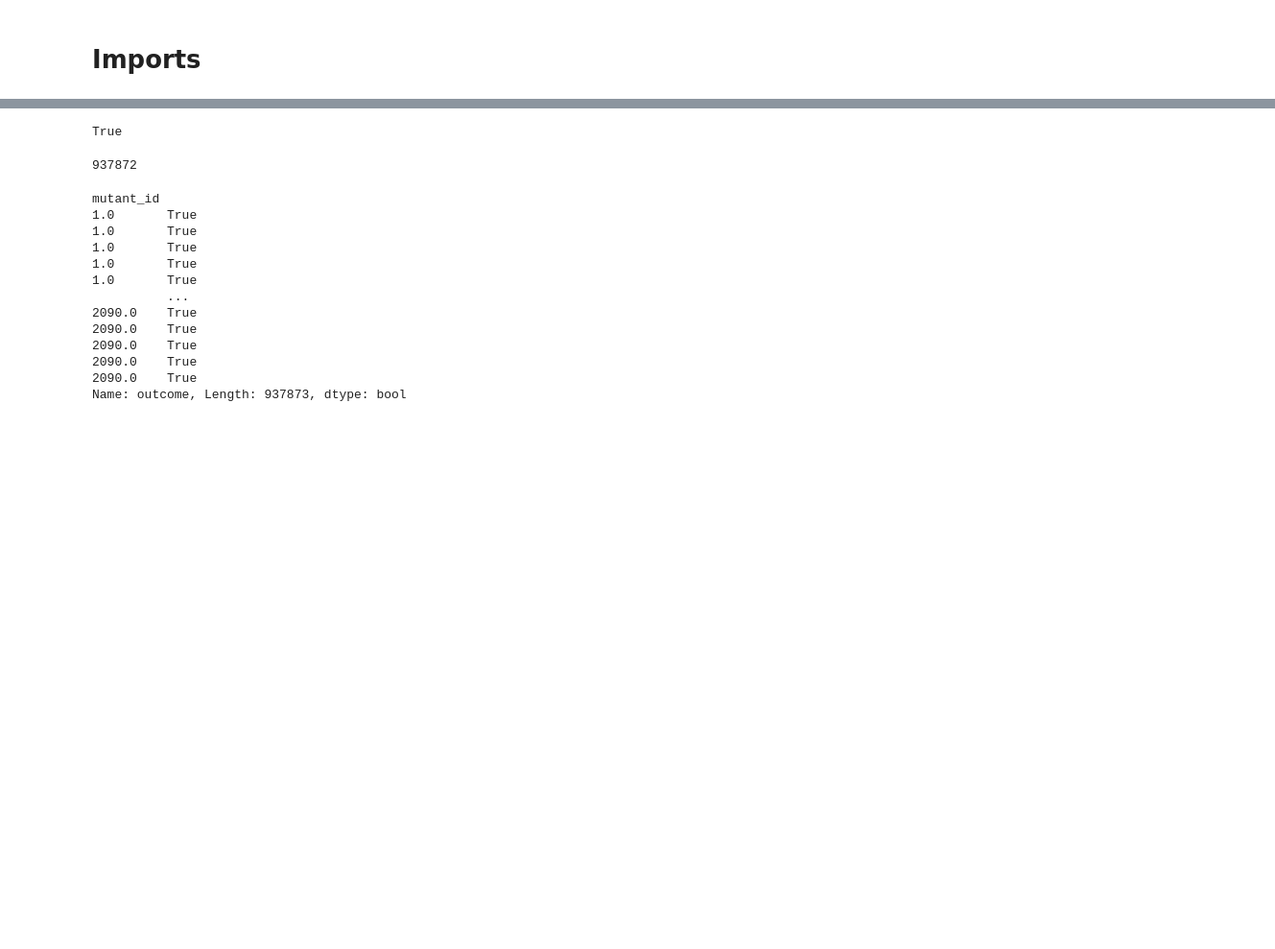
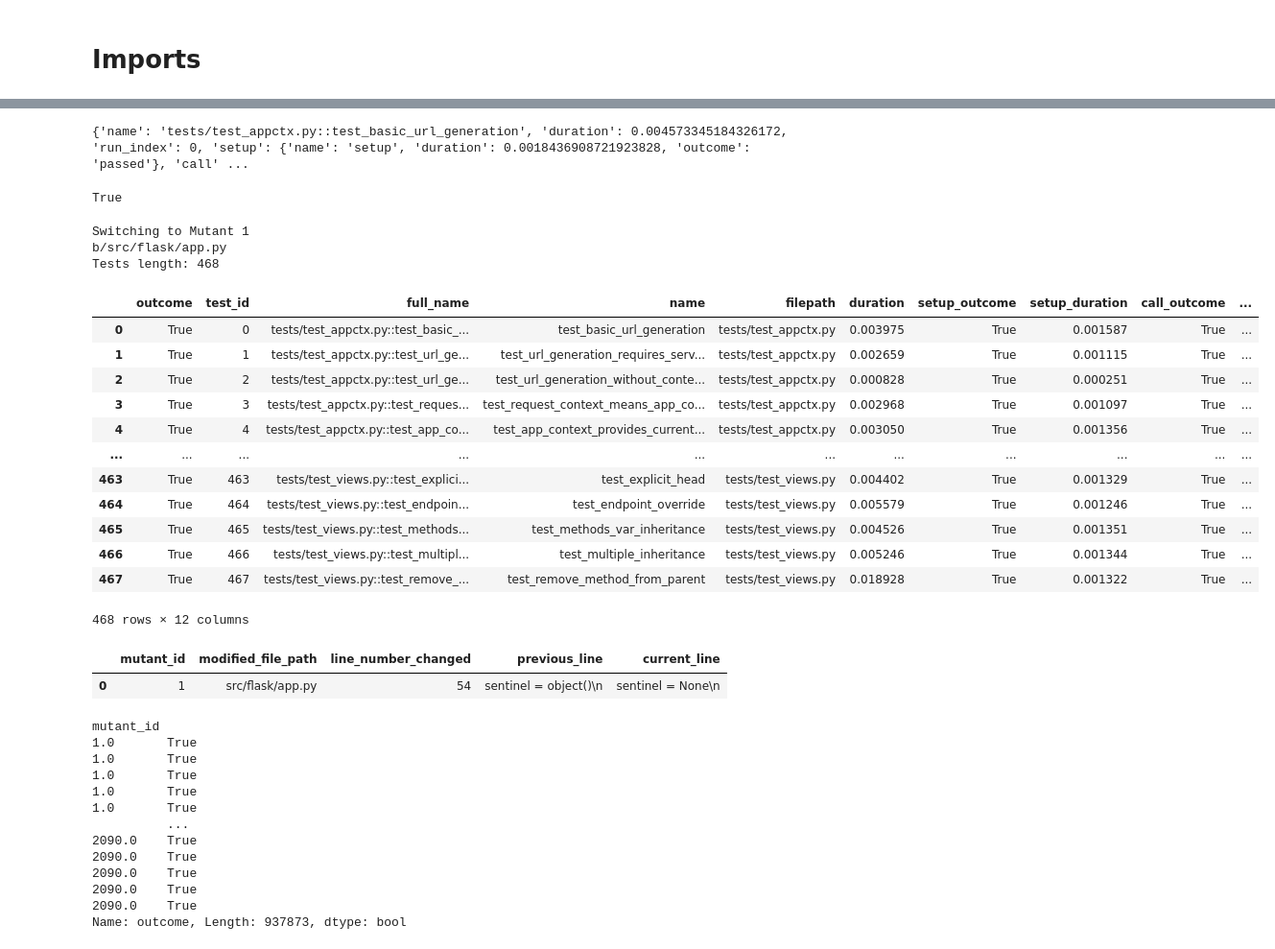
Before and after one commit to XPerianer/Mutester, a Jupyter notebook: Data_Gathering.ipynb, the cells around one changed output, grey strips where cells are left out. Shown at 96% size. Saved outputs shown, nothing was run; the diff lists cells and outputs as text; code cells hidden in the pictures; blank space fills up the shorter version.

Commit message:
Reorder and add parsing tests

```diff
--- a/Data_Gathering.ipynb
+++ b/Data_Gathering.ipynb
@@ -40,7 +35,7 @@ def generate_repo_diff_data(repo: Repo, mutant_id=-1):
         if line.is_removed:
             previous_line = str(line)[2:]
 
-    return ChangedFile(mutant_id, modified_file_path, changed_sourcecode_line, previous_line, changed_to_line)
+    return Mutant(mutant_id, modified_file_path, changed_sourcecode_line, previous_line, changed_to_line)
 
 #print(analyze_change_in_working_directory(repo).__dict__)
 # %%
@@ -49,11 +44,8 @@ def generate_test_data(mutant_id=-1):
         data = json.load(json_file)["report"]
 #         print(json.dumps(data, indent=2))
         test_runs = []
-        for test in data["tests"]:
-            outcome = True
-            if test["outcome"] == "failed":
-                outcome = False
-            test_runs.append({'test_id': test["run_index"], 'mutant_id': mutant_id, 'outcome': outcome})
+        for json_test in data["tests"]:
+             test_runs.append(Test.fromJson(json_test))
         return test_runs
 # %%
 !cd repos/flask/ && pytest --json=report.json --timeout=300
@@ -73,3 +70,8 @@ tests/test_cli.py ..^C
+# %%
+with open('repos/flask/report.json') as json_file:
+    print(json.load(json_file)["report"]["tests"][0])
+# %% [output]
+{'name': 'tests/test_appctx.py::test_basic_url_generation', 'duration': 0.004573345184326172, 'run_index': 0, 'setup': {'name': 'setup', 'duration': 0.0018436908721923828, 'outcome': 'passed'}, 'call' ...
 # %%
 mutants = pd.DataFrame(columns=['mutant_id','modified_file_path','line_number_changed','previous_line', 'current_line'])
 mutants
@@ -95,23 +97,45 @@ def analyze_mutant(*,mutant_id):
 
 # analyze_mutant(mutant_id=1)
 # %%
-tests = pd.DataFrame()
-mutants = pd.DataFrame()
+tests = pd.DataFrame(columns=Test.__annotations__)
+mutants = pd.DataFrame(columns=Mutant.__annotations__)
 
-for mutant_id in range(1, 2091, 1):
+for mutant_id in range(1, 2, 1):
     try:
-        result = analyze_mutant(mutant_id=mutant_id)
-        tests = tests.append(result["tests"], ignore_index=True)
-        mutants = mutants.append(result["changed_file"].__dict__, ignore_index=True)
+        results = analyze_mutant(mutant_id=mutant_id)
+        for test in results["tests"]:
+            tests = tests.append(test.__dict__, ignore_index = True)
+        mutants = mutants.append(results["changed_file"].__dict__, ignore_index=True)
         print("Tests length: " + str(len(tests)))
     except:
         print("Unexpected error:", sys.exc_info()[0])
         print("Resetting the repo and then testing the next mutant")
         !cd repos/flask/ && git checkout .
+# %% [output]
+Switching to Mutant 1
+b/src/flask/app.py
+Tests length: 468
-# %%
-len(tests)
-# %% [output]
-937872
+# %%
+tests
+# %% [output]
+|  | outcome | test_id | full_name | name | filepath | duration | setup_outcome | setup_duration | call_outcome | ... |
+| 0 | True | 0 | tests/test_appctx.py::test_basic_... | test_basic_url_generation | tests/test_appctx.py | 0.003975 | True | 0.001587 | True | ... |
+| 1 | True | 1 | tests/test_appctx.py::test_url_ge... | test_url_generation_requires_serv... | tests/test_appctx.py | 0.002659 | True | 0.001115 | True | ... |
+| 2 | True | 2 | tests/test_appctx.py::test_url_ge... | test_url_generation_without_conte... | tests/test_appctx.py | 0.000828 | True | 0.000251 | True | ... |
+| 3 | True | 3 | tests/test_appctx.py::test_reques... | test_request_context_means_app_co... | tests/test_appctx.py | 0.002968 | True | 0.001097 | True | ... |
+| 4 | True | 4 | tests/test_appctx.py::test_app_co... | test_app_context_provides_current... | tests/test_appctx.py | 0.003050 | True | 0.001356 | True | ... |
+| ... | ... | ... | ... | ... | ... | ... | ... | ... | ... | ... |
+| 463 | True | 463 | tests/test_views.py::test_explici... | test_explicit_head | tests/test_views.py | 0.004402 | True | 0.001329 | True | ... |
+| 464 | True | 464 | tests/test_views.py::test_endpoin... | test_endpoint_override | tests/test_views.py | 0.005579 | True | 0.001246 | True | ... |
+| 465 | True | 465 | tests/test_views.py::test_methods... | test_methods_var_inheritance | tests/test_views.py | 0.004526 | True | 0.001351 | True | ... |
+| 466 | True | 466 | tests/test_views.py::test_multipl... | test_multiple_inheritance | tests/test_views.py | 0.005246 | True | 0.001344 | True | ... |
+| 467 | True | 467 | tests/test_views.py::test_remove_... | test_remove_method_from_parent | tests/test_views.py | 0.018928 | True | 0.001322 | True | ... |
+468 rows × 12 columns
+# %%
+mutants
+# %% [output]
+|  | mutant_id | modified_file_path | line_number_changed | previous_line | current_line |
+| 0 | 1 | src/flask/app.py | 54 | sentinel = object()\n | sentinel = None\n |
 # %%
 mutants_and_tests = mutants.set_index('mutant_id').join(tests.set_index('mutant_id'))
 # mutants_and_tests.to_pickle('flask_dataset_every_mutant_with_checkout_on_failure.pkl')
```
Also changed, not shown: parts of 3 cells of this notebook, 6 other files.
